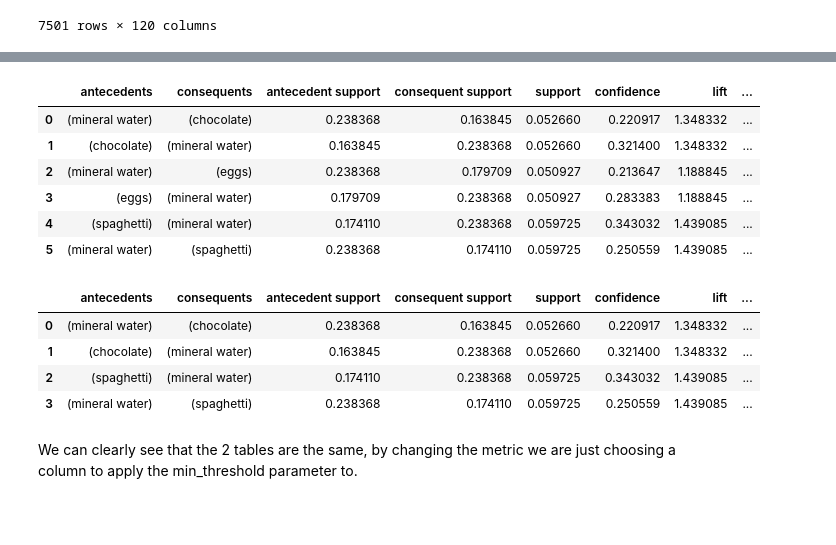
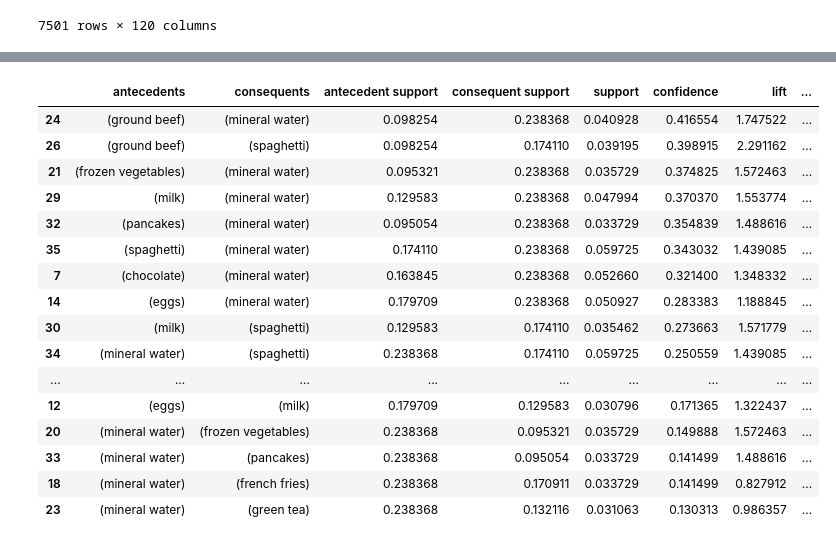
Before and after one commit to super-cinnamon/AI-Homework, a Jupyter notebook: checkpoint_9.ipynb, the cells around one changed output, grey strips where cells are left out. Drawn from its saved outputs; the diff is of its cells as text; code cells hidden in the pictures; blank space fills up the shorter version.

Commit message:
Apriori and Association Rules

```diff
--- a/checkpoint_9.ipynb
+++ b/checkpoint_9.ipynb
@@ -57,22 +169,21 @@ apriori(df, min_support=0.09, use_colnames=True)
 # %%
-#association using confidence
-association_rules(apriori(df, min_support=0.05, use_colnames=True),metric="confidence",min_threshold=0.2)
+matrix = association_rules(apriori(df, min_support=0.03, use_colnames=True),metric="lift",min_threshold=0.7, support_only = False).sort_values(by= ['confidence'], ascending=False)
+matrix
 # %% [output]
 |  | antecedents | consequents | antecedent support | consequent support | support | confidence | lift | ... |
-| 0 | (mineral water) | (chocolate) | 0.238368 | 0.163845 | 0.052660 | 0.220917 | 1.348332 | ... |
-| 1 | (chocolate) | (mineral water) | 0.163845 | 0.238368 | 0.052660 | 0.321400 | 1.348332 | ... |
-| 2 | (mineral water) | (eggs) | 0.238368 | 0.179709 | 0.050927 | 0.213647 | 1.188845 | ... |
-| 3 | (eggs) | (mineral water) | 0.179709 | 0.238368 | 0.050927 | 0.283383 | 1.188845 | ... |
-| 4 | (spaghetti) | (mineral water) | 0.174110 | 0.238368 | 0.059725 | 0.343032 | 1.439085 | ... |
-| 5 | (mineral water) | (spaghetti) | 0.238368 | 0.174110 | 0.059725 | 0.250559 | 1.439085 | ... |
+| 24 | (ground beef) | (mineral water) | 0.098254 | 0.238368 | 0.040928 | 0.416554 | 1.747522 | ... |
+| 26 | (ground beef) | (spaghetti) | 0.098254 | 0.174110 | 0.039195 | 0.398915 | 2.291162 | ... |
+| 21 | (frozen vegetables) | (mineral water) | 0.095321 | 0.238368 | 0.035729 | 0.374825 | 1.572463 | ... |
+| 29 | (milk) | (mineral water) | 0.129583 | 0.238368 | 0.047994 | 0.370370 | 1.553774 | ... |
+| 32 | (pancakes) | (mineral water) | 0.095054 | 0.238368 | 0.033729 | 0.354839 | 1.488616 | ... |
+| 35 | (spaghetti) | (mineral water) | 0.174110 | 0.238368 | 0.059725 | 0.343032 | 1.439085 | ... |
+| 7 | (chocolate) | (mineral water) | 0.163845 | 0.238368 | 0.052660 | 0.321400 | 1.348332 | ... |
+| 14 | (eggs) | (mineral water) | 0.179709 | 0.238368 | 0.050927 | 0.283383 | 1.188845 | ... |
+| 30 | (milk) | (spaghetti) | 0.129583 | 0.174110 | 0.035462 | 0.273663 | 1.571779 | ... |
+| 34 | (mineral water) | (spaghetti) | 0.238368 | 0.174110 | 0.059725 | 0.250559 | 1.439085 | ... |
+| ... | ... | ... | ... | ... | ... | ... | ... | ... |
+| 12 | (eggs) | (milk) | 0.179709 | 0.129583 | 0.030796 | 0.171365 | 1.322437 | ... |
+| 20 | (mineral water) | (frozen vegetables) | 0.238368 | 0.095321 | 0.035729 | 0.149888 | 1.572463 | ... |
+| 33 | (mineral water) | (pancakes) | 0.238368 | 0.095054 | 0.033729 | 0.141499 | 1.488616 | ... |
+| 18 | (mineral water) | (french fries) | 0.238368 | 0.170911 | 0.033729 | 0.141499 | 0.827912 | ... |
+| 23 | (mineral water) | (green tea) | 0.238368 | 0.132116 | 0.031063 | 0.130313 | 0.986357 | ... |
-# %%
-#association using lift
-association_rules(apriori(df, min_support=0.05, use_colnames=True),metric="lift",min_threshold=1.25)
-# %% [output]
-|  | antecedents | consequents | antecedent support | consequent support | support | confidence | lift | ... |
-| 0 | (mineral water) | (chocolate) | 0.238368 | 0.163845 | 0.052660 | 0.220917 | 1.348332 | ... |
-| 1 | (chocolate) | (mineral water) | 0.163845 | 0.238368 | 0.052660 | 0.321400 | 1.348332 | ... |
-| 2 | (spaghetti) | (mineral water) | 0.174110 | 0.238368 | 0.059725 | 0.343032 | 1.439085 | ... |
-| 3 | (mineral water) | (spaghetti) | 0.238368 | 0.174110 | 0.059725 | 0.250559 | 1.439085 | ... |
-# %% [markdown]
-We can clearly see that the 2 tables are the same, by changing the metric we are just choosing a column to apply the min_threshold parameter to.
```
Also changed, not shown: parts of 14 cells of this notebook.
